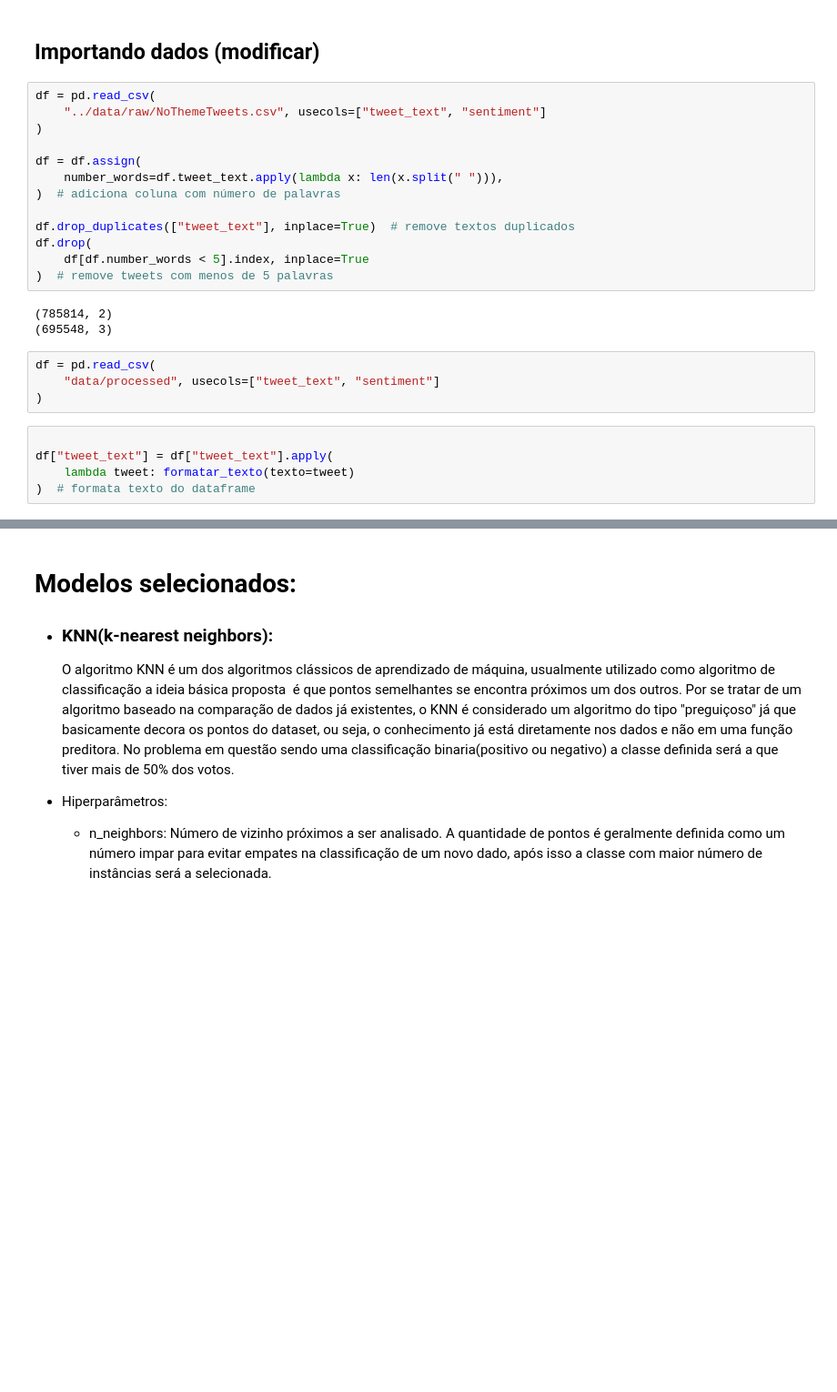
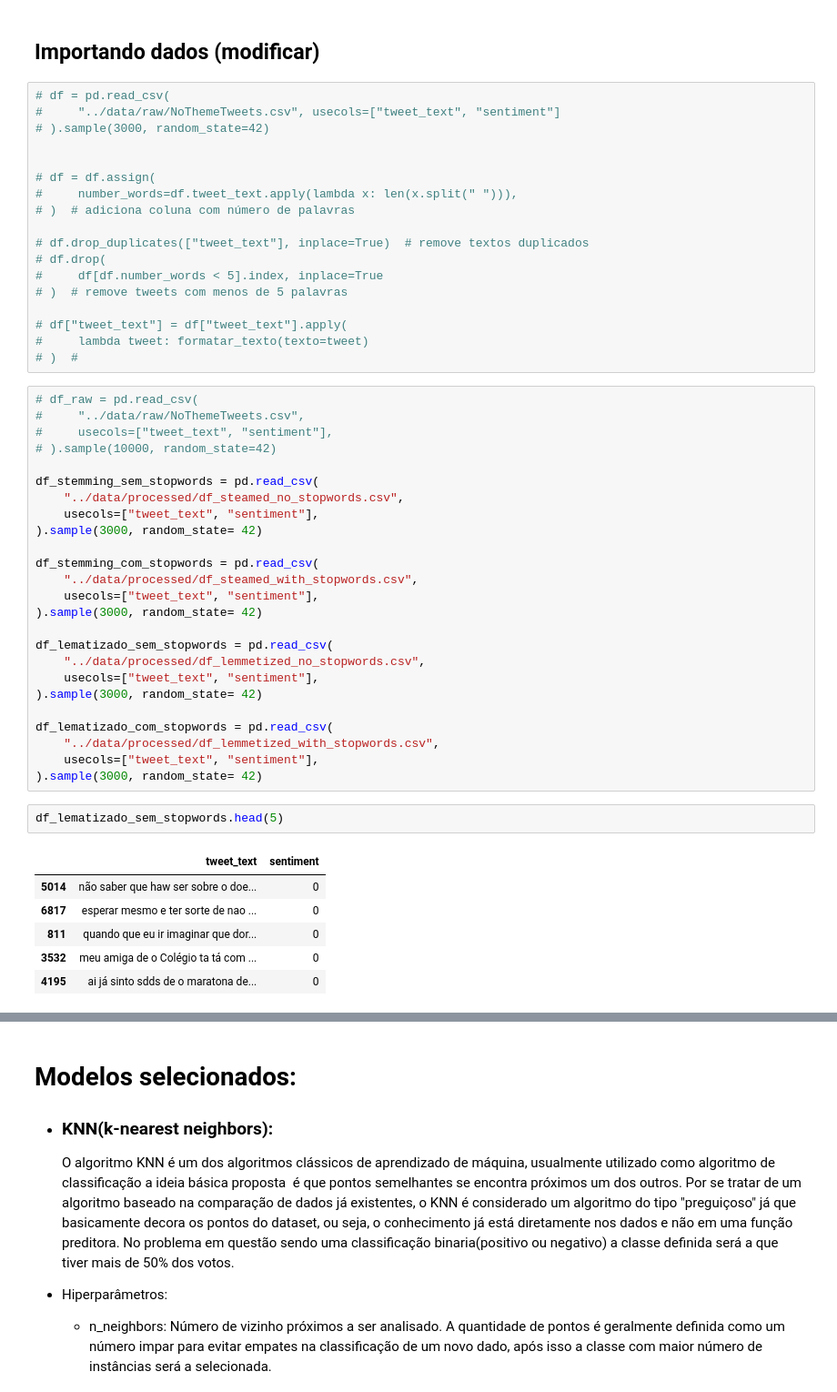
Before and after one commit to atlantico-academy/checape, a Jupyter notebook: notebooks/02 - Comparative Analysis.ipynb, the cells around one changed output, grey strips where cells are left out. Shown: that part at 91% size. Saved outputs shown, nothing was run; the diff lists cells and outputs as text; blank space fills up the shorter version.

```diff
--- a/notebooks/02 - Comparative Analysis.ipynb
+++ b/notebooks/02 - Comparative Analysis.ipynb
@@ -32,27 +31,54 @@ tweet_tokenizer = TweetTokenizer()
 # %% [markdown]
 ## Importando dados (modificar)
 # %%
-df = pd.read_csv(
-    "../data/raw/NoThemeTweets.csv", usecols=["tweet_text", "sentiment"]
-)
+# df = pd.read_csv(
+#     "../data/raw/NoThemeTweets.csv", usecols=["tweet_text", "sentiment"]
+# ).sample(3000, random_state=42)
 
-df = df.assign(
-    number_words=df.tweet_text.apply(lambda x: len(x.split(" "))),
-)  # adiciona coluna com número de palavras
 
-df.drop_duplicates(["tweet_text"], inplace=True)  # remove textos duplicados
-df.drop(
-    df[df.number_words < 5].index, inplace=True
-)  # remove tweets com menos de 5 palavras
+# df = df.assign(
+#     number_words=df.tweet_text.apply(lambda x: len(x.split(" "))),
+# )  # adiciona coluna com número de palavras
+
+# df.drop_duplicates(["tweet_text"], inplace=True)  # remove textos duplicados
+# df.drop(
+#     df[df.number_words < 5].index, inplace=True
+# )  # remove tweets com menos de 5 palavras
+
+# df["tweet_text"] = df["tweet_text"].apply(
+#     lambda tweet: formatar_texto(texto=tweet)
+# )  #
-# %% [output]
-(785814, 2)
-(695548, 3)
 # %%
-df = pd.read_csv(
-    "data/processed", usecols=["tweet_text", "sentiment"]
-)
+# df_raw = pd.read_csv(
+#     "../data/raw/NoThemeTweets.csv",
+#     usecols=["tweet_text", "sentiment"],
+# ).sample(10000, random_state=42)
+
+df_stemming_sem_stopwords = pd.read_csv(
+    "../data/processed/df_steamed_no_stopwords.csv",
+    usecols=["tweet_text", "sentiment"],
+).sample(3000, random_state= 42)
+
+df_stemming_com_stopwords = pd.read_csv(
+    "../data/processed/df_steamed_with_stopwords.csv",
+    usecols=["tweet_text", "sentiment"],
+).sample(3000, random_state= 42)
+
+df_lematizado_sem_stopwords = pd.read_csv(
+    "../data/processed/df_lemmetized_no_stopwords.csv",
+    usecols=["tweet_text", "sentiment"],
+).sample(3000, random_state= 42)
+
+df_lematizado_com_stopwords = pd.read_csv(
+    "../data/processed/df_lemmetized_with_stopwords.csv",
+    usecols=["tweet_text", "sentiment"],
+).sample(3000, random_state= 42)
-# %%
-
-df["tweet_text"] = df["tweet_text"].apply(
-    lambda tweet: formatar_texto(texto=tweet)
-)  # formata texto do dataframe
+# %%
+df_lematizado_sem_stopwords.head(5)
+# %% [output]
+|  | tweet_text | sentiment |
+| 5014 | não saber que haw ser sobre o doe... | 0 |
+| 6817 | esperar mesmo e ter sorte de nao ... | 0 |
+| 811 | quando que eu ir imaginar que dor... | 0 |
+| 3532 | meu amiga de o Colégio ta tá com ... | 0 |
+| 4195 | ai já sinto sdds de o maratona de... | 0 |
```
Also changed, not shown: parts of 27 cells of this notebook, 3 other files.
